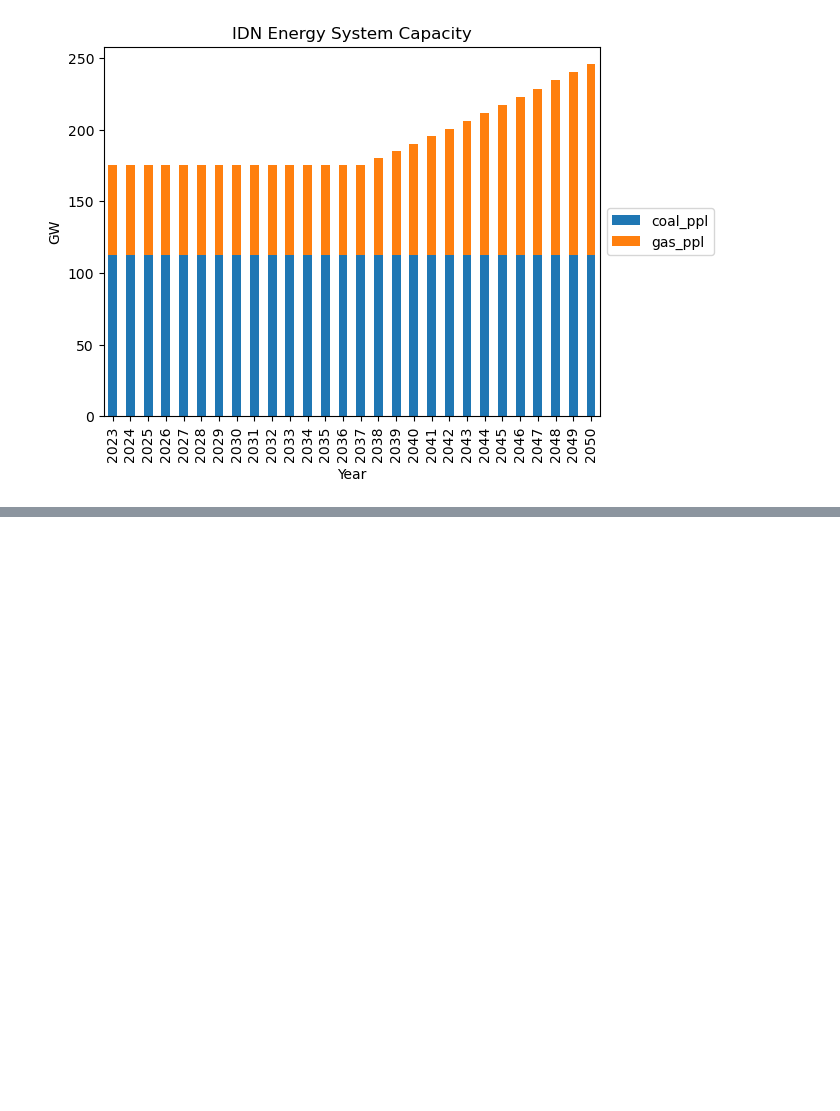
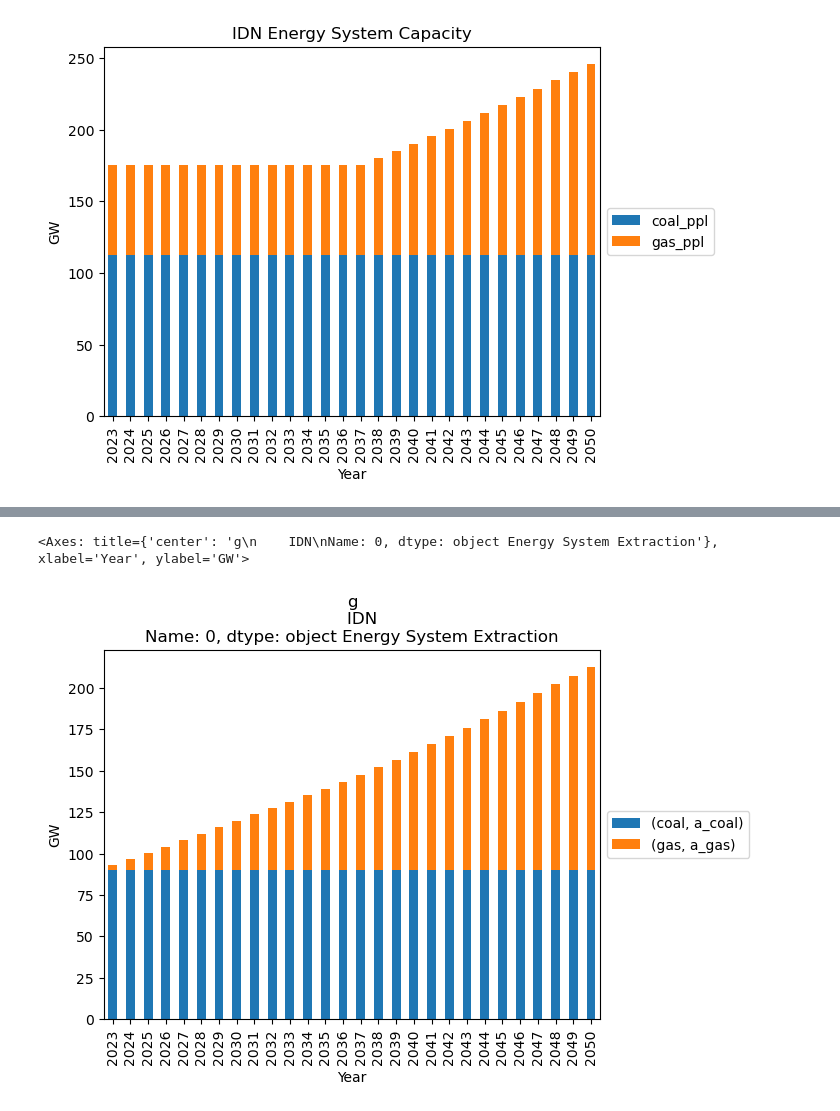
Before and after one commit to itangr31/messageix_indonesia_prototype, a Jupyter notebook: indonesia_baseline.ipynb, the cells around one changed output, grey strips where cells are left out. Saved outputs shown, nothing was run; the diff lists cells and outputs as text; code cells hidden in the pictures; blank space fills up the shorter version.

```diff
--- a/indonesia_baseline.ipynb
+++ b/indonesia_baseline.ipynb
@@ -619,2 +623,8 @@ rep.get('plot capacity')
+# %%
+rep.set_filters()
+rep.get("plot extraction")
+# %% [output]
+<Axes: title={'center': 'g\n    IDN\nName: 0, dtype: object Energy System Extraction'}, xlabel='Year', ylabel='GW'>
+[figure, added]
 # %%
 mp.close_db()
```
Also changed, not shown: parts of 2 cells of this notebook.
